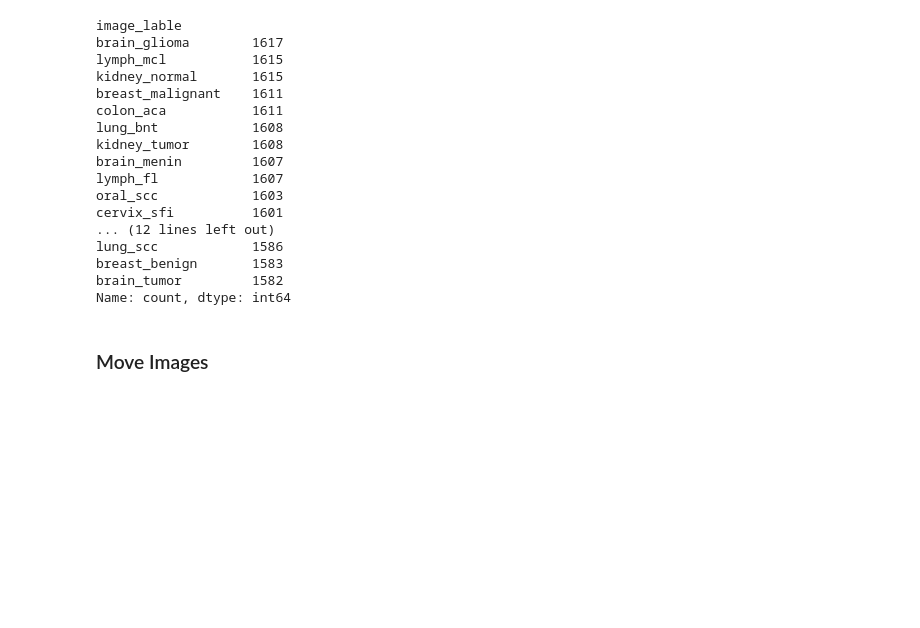
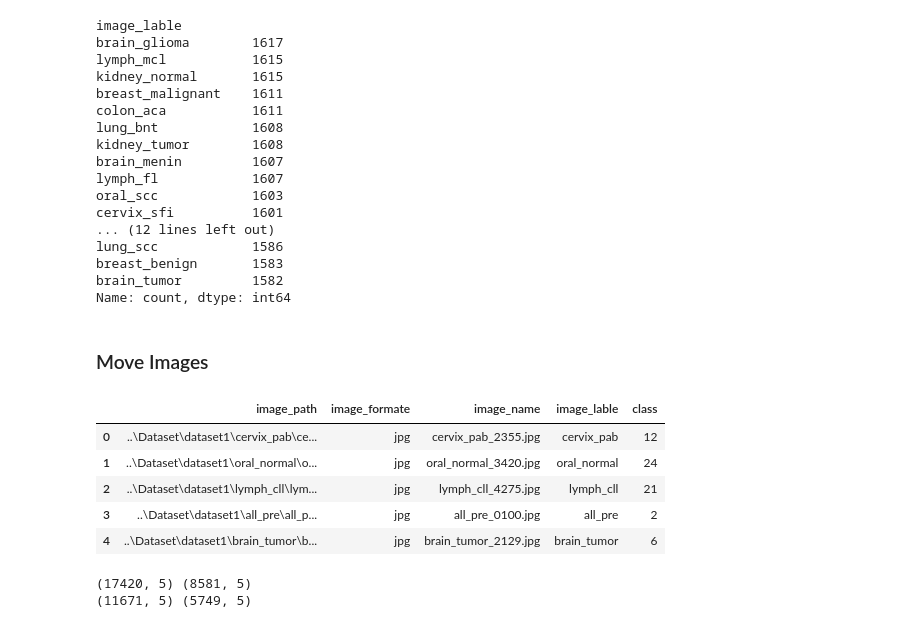
Before and after one commit to mungekarkiran/Basic_Python, a Jupyter notebook: Suresh Interview Project/Project_Multi_Cancer/Notebook/01_data_preparation.ipynb, the cells around one changed output. Drawn from its saved outputs; the diff is of its cells as text; code cells hidden in the pictures; blank space fills up the shorter version.

Commit message:
small dataset
small dataset

```diff
--- a/Suresh Interview Project/Project_Multi_Cancer/Notebook/01_data_preparation.ipynb
+++ b/Suresh Interview Project/Project_Multi_Cancer/Notebook/01_data_preparation.ipynb
@@ -242,6 +242,32 @@ testing_data_file = os.path.join('..', 'Dataset', 'testing_data_dataset1_label_a
 testing_data.to_csv(testing_data_file, index=False)
 # %% [markdown]
 ### Move Images
+# %%
+training_data_file = os.path.join('..', 'Dataset', 'test_data_dataset1_label_and_classes.csv')
+data = pd.read_csv(training_data_file)
+data.head()
+# %% [output]
+|  | image_path | image_formate | image_name | image_lable | class |
+| 0 | ..\Dataset\dataset1\cervix_pab\ce... | jpg | cervix_pab_2355.jpg | cervix_pab | 12 |
+| 1 | ..\Dataset\dataset1\oral_normal\o... | jpg | oral_normal_3420.jpg | oral_normal | 24 |
+| 2 | ..\Dataset\dataset1\lymph_cll\lym... | jpg | lymph_cll_4275.jpg | lymph_cll | 21 |
+| 3 | ..\Dataset\dataset1\all_pre\all_p... | jpg | all_pre_0100.jpg | all_pre | 2 |
+| 4 | ..\Dataset\dataset1\brain_tumor\b... | jpg | brain_tumor_2129.jpg | brain_tumor | 6 |
+# %%
+from sklearn.model_selection import train_test_split
+
+train_val, test = train_test_split(data, random_state=104, test_size=0.33, shuffle=True, stratify=data['class'])
+
+print(train_val.shape, test.shape)
+
+training_data, testing_data = train_test_split(train_val, random_state=104,
+                                               test_size=0.33, shuffle=True,
+                                               stratify=train_val['class'])
+
+print(training_data.shape, testing_data.shape)
+# %% [output]
+(17420, 5) (8581, 5)
+(11671, 5) (5749, 5)
 # %%
 import shutil
 
```
Also changed, not shown: parts of 1 cell of this notebook.
